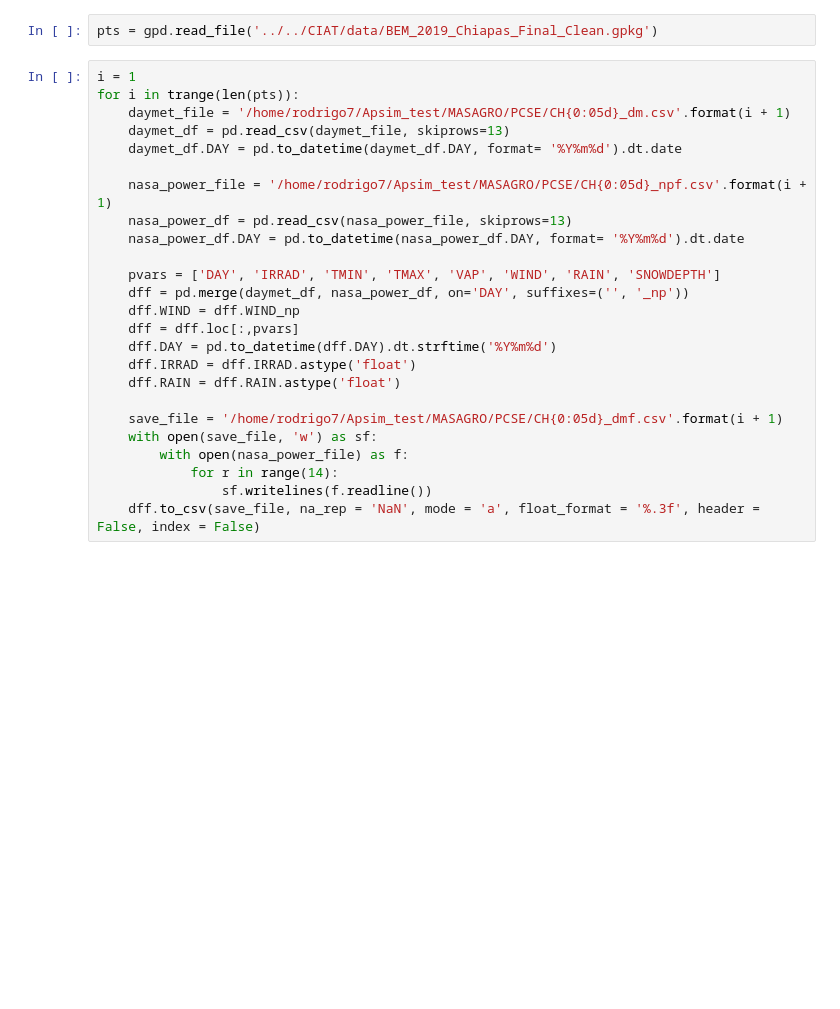
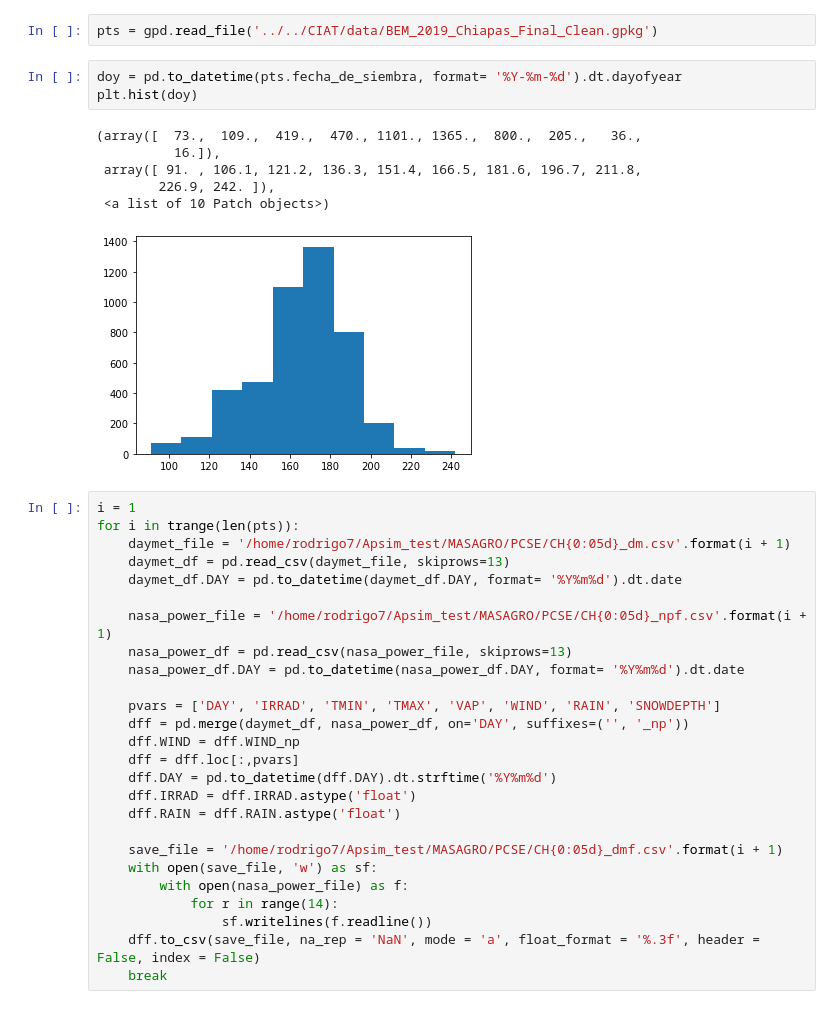
Before and after one commit to RodrigoAgronomia/APSIMDL, a Jupyter notebook: Python/Fix_Weather_Daymet.ipynb, the cells around one changed output. Drawn from its saved outputs; the diff is of its cells as text; blank space fills up the shorter version.

```diff
--- a/Python/Fix_Weather_Daymet.ipynb
+++ b/Python/Fix_Weather_Daymet.ipynb
@@ -7,6 +7,16 @@ import matplotlib.pyplot as plt
 from tqdm.notebook import tqdm, trange
 # %%
 pts = gpd.read_file('../../CIAT/data/BEM_2019_Chiapas_Final_Clean.gpkg')
+# %%
+doy = pd.to_datetime(pts.fecha_de_siembra, format= '%Y-%m-%d').dt.dayofyear
+plt.hist(doy)
+# %% [output]
+(array([  73.,  109.,  419.,  470., 1101., 1365.,  800.,  205.,   36.,
+          16.]),
+ array([ 91. , 106.1, 121.2, 136.3, 151.4, 166.5, 181.6, 196.7, 211.8,
+        226.9, 242. ]),
+ <a list of 10 Patch objects>)
+[figure, added]
 # %%
 i = 1
 for i in trange(len(pts)):
@@ -32,3 +42,4 @@ for i in trange(len(pts)):
             for r in range(14):
                 sf.writelines(f.readline())
     dff.to_csv(save_file, na_rep = 'NaN', mode = 'a', float_format = '%.3f', header = False, index = False)
+    break
```
Also changed, not shown: 20 other files.
